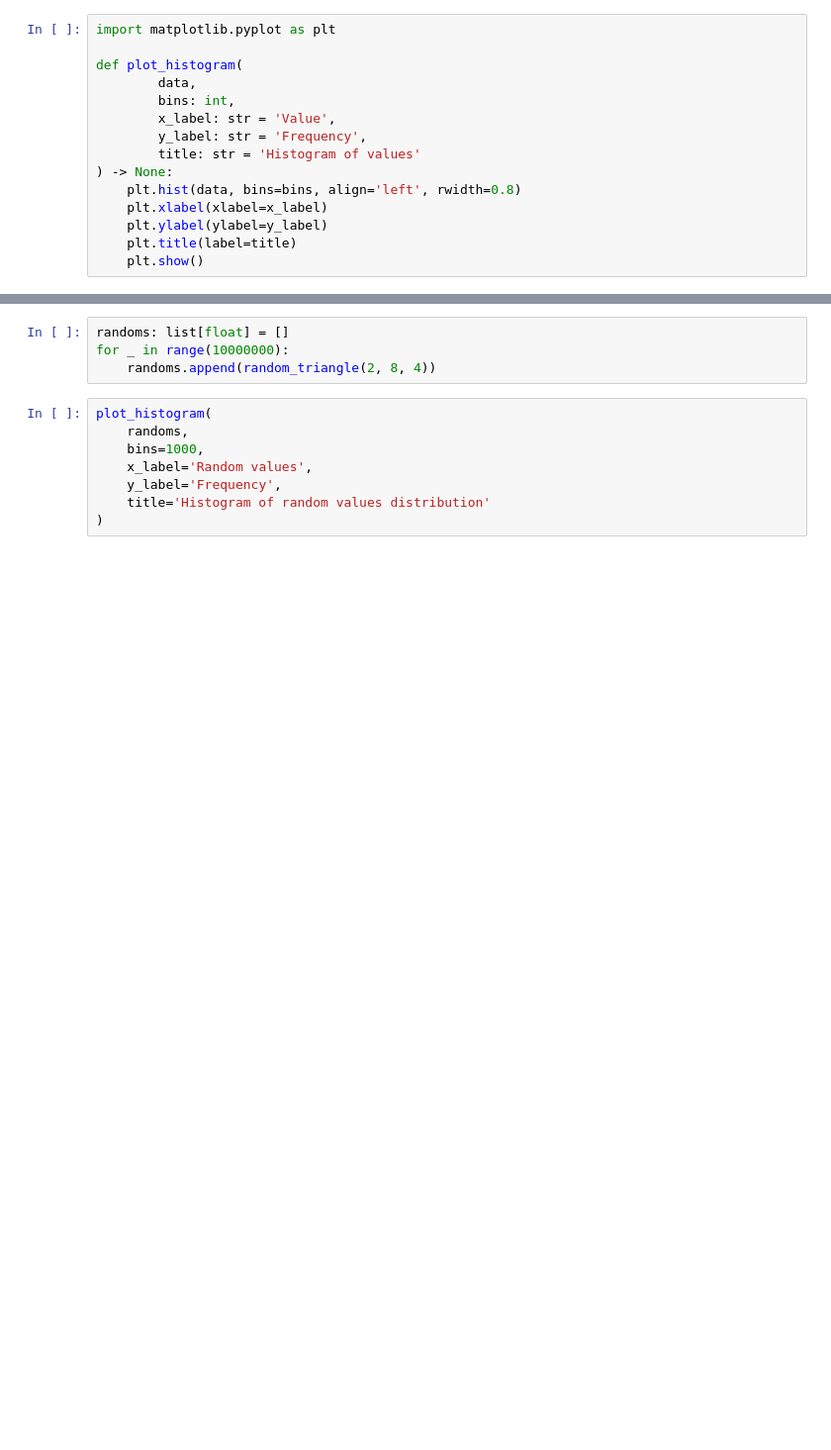
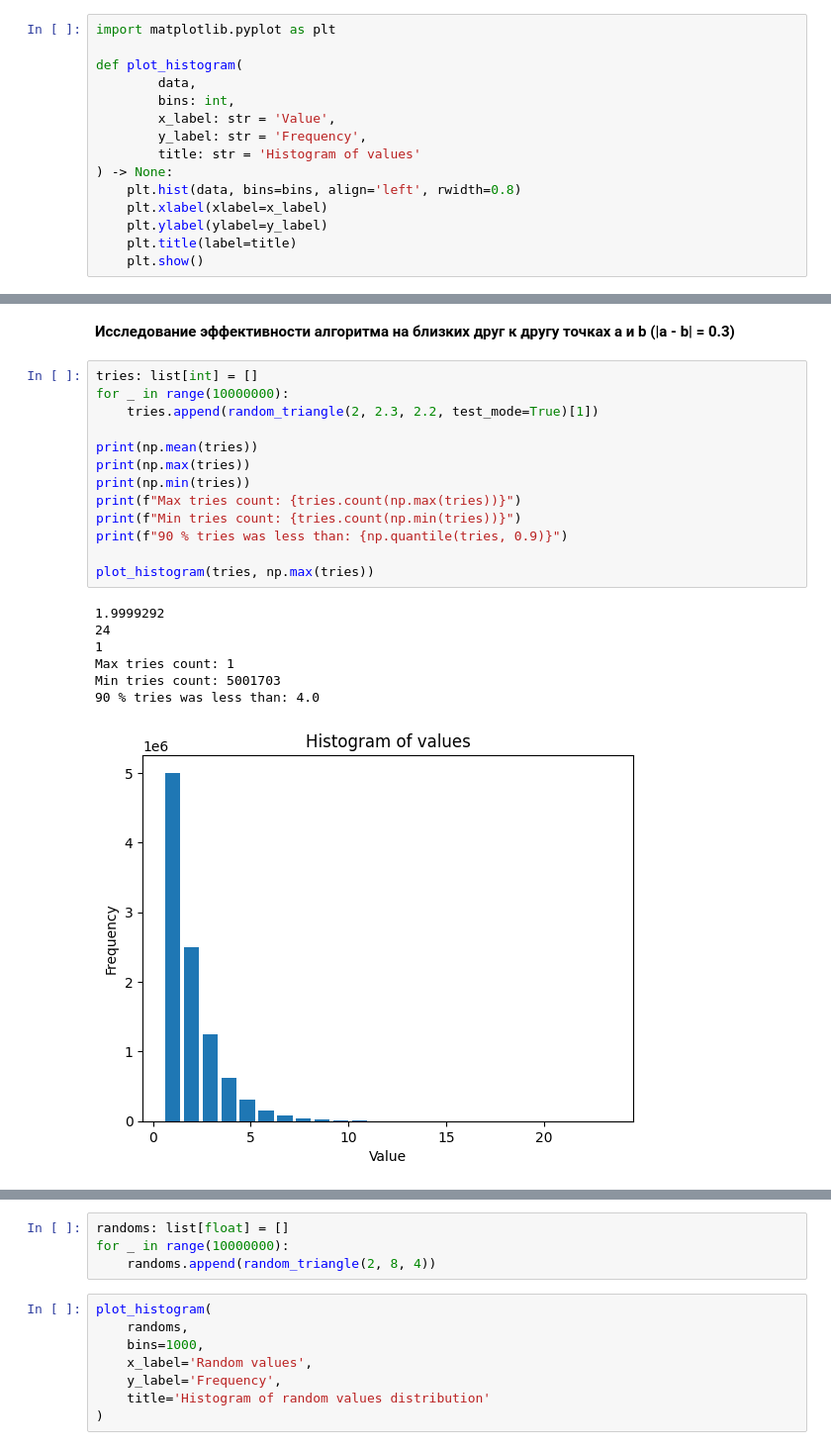
Before and after one commit to GrindelfP/system-modelling, a Jupyter notebook: src/6-pi-constant/6-3.ipynb, the cells around one changed output, grey strips where cells are left out. Shown at 99% size. Cells and saved outputs as stored; diff of their text form; blank space fills up the shorter version.

```diff
--- a/src/6-pi-constant/6-3.ipynb
+++ b/src/6-pi-constant/6-3.ipynb
@@ -89,0 +94,23 @@ Min tries count: 50283
+# %% [markdown]
+**Исследование эффективности алгоритма на близких друг к другу точках a и b (|a - b| = 0.3)**
+# %%
+tries: list[int] = []
+for _ in range(10000000):
+    tries.append(random_triangle(2, 2.3, 2.2, test_mode=True)[1])
+
+print(np.mean(tries))
+print(np.max(tries))
+print(np.min(tries))
+print(f"Max tries count: {tries.count(np.max(tries))}")
+print(f"Min tries count: {tries.count(np.min(tries))}")
+print(f"90 % tries was less than: {np.quantile(tries, 0.9)}")
+
+plot_histogram(tries, np.max(tries))
+# %% [output]
+1.9999292
+24
+1
+Max tries count: 1
+Min tries count: 5001703
+90 % tries was less than: 4.0
+[figure, added]
```
Also changed, not shown: parts of 10 cells of this notebook.
